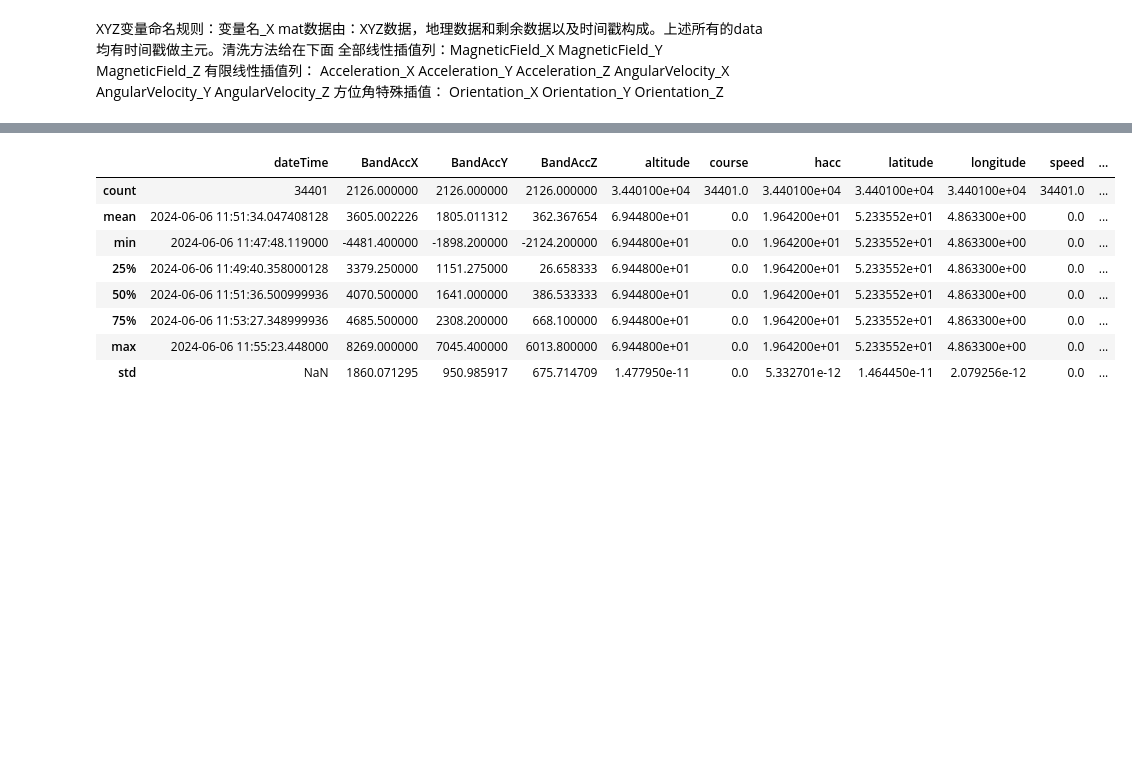
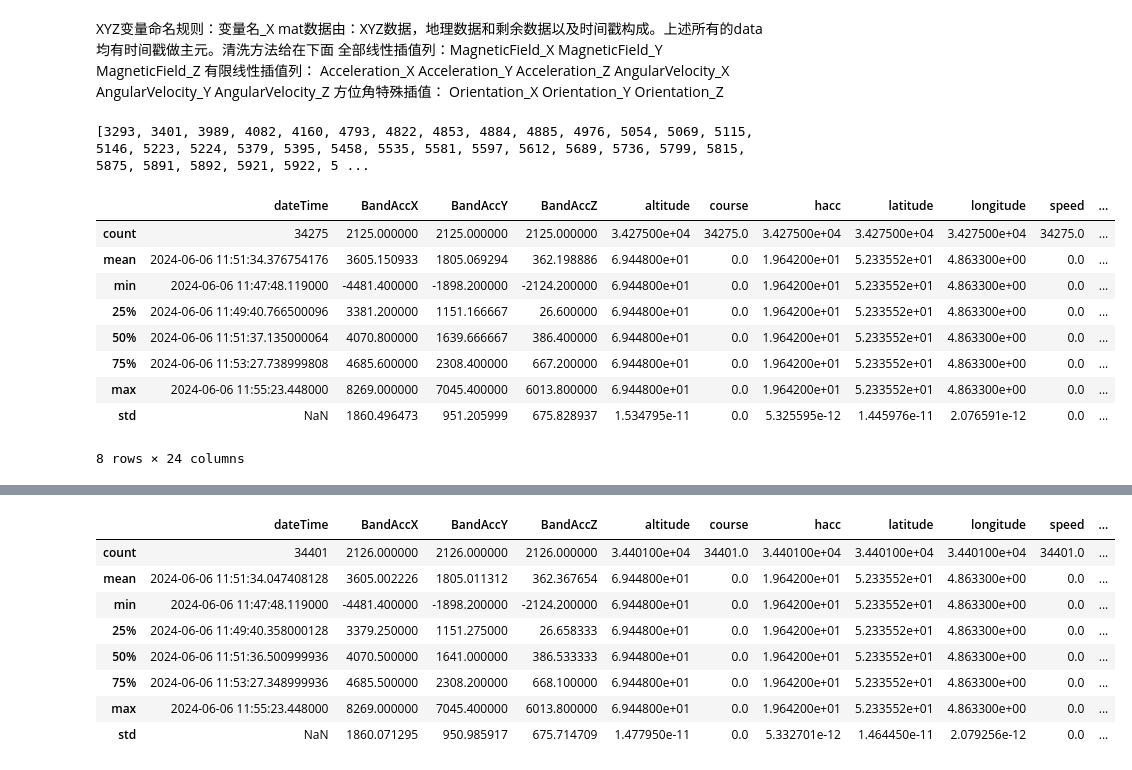
Before and after one commit to SydWingss/QS4ML-VU-100, a Jupyter notebook: final_data/clean_data.ipynb, the cells around one changed output, grey strips where cells are left out. Saved outputs shown, nothing was run; the diff lists cells and outputs as text; code cells hidden in the pictures; blank space fills up the shorter version.

Commit message:
add feature: distance_based_outliers_removal

```diff
--- a/final_data/clean_data.ipynb
+++ b/final_data/clean_data.ipynb
@@ -201,3 +208,39 @@ def orientation_interpolation(df, columns):
     df = df[:length]
 
     return df
+# %%
+distance_check_columns = [
+    "Acceleration_X",
+    "Acceleration_Y",
+    "Acceleration_Z",
+    "MagneticField_X",
+    "MagneticField_Y",
+    "MagneticField_Z",
+    "Orientation_X",
+    "Orientation_Y",
+    "Orientation_Z",
+    "AngularVelocity_X",
+    "AngularVelocity_Y",
+    "AngularVelocity_Z",
+    "longitude",
+    "latitude",
+    "altitude",
+]
+
+distance_thresholds = {
+    "Acceleration_X": 50.0,   # m/s^2
+    "Acceleration_Y": 50.0,   # m/s^2
+    "Acceleration_Z": 50.0,   # m/s^2
+    "MagneticField_X": 60.0,  # μT
+    "MagneticField_Y": 60.0,  # μT
+    "MagneticField_Z": 60.0,  # μT
+    "Orientation_X": 360.0,   # 方位角，° (0-360度)
+    "Orientation_Y": 90.0,    # 俯仰，° (-90到90度)
+    "Orientation_Z": 180.0,   # 滚转，° (-180到180度)
+    "AngularVelocity_X": 500.0, # °/s
+    "AngularVelocity_Y": 500.0, # °/s
+    "AngularVelocity_Z": 500.0, # °/s
+    "longitude": 180.0,       # 地理经度范围 (-180到180度)
+    "latitude": 90.0,         # 地理纬度范围 (-90到90度)
+    "altitude": 8848.0,       # 地理高度，假设不超过珠穆朗玛峰高度，单位为米
+}
@@ -221,6 +347,9 @@ def process_mat_data(df):
     )
     XYZdata_splited.reset_index(inplace=True)
     t = pd.merge(remain_data, XYZdata_splited, on="dateTime", how="outer")
+    context_indices = distance_based_outlier_detection(t, distance_check_columns, distance_thresholds)
+    print(context_indices)
+    t=t.drop(context_indices)
     t = linear_columns_interpolation(
         t,
         columns=[
@@ -272,5 +401,22 @@ def process_mat_data(df):
     t[mat_columns] = t[mat_columns].bfill().ffill()
     t.drop(columns=["Second"], inplace=True)
     return t
+# %%
+test = process_mat_data(df_list[0])
+# %% [output]
+[3293, 3401, 3989, 4082, 4160, 4793, 4822, 4853, 4884, 4885, 4976, 5054, 5069, 5115, 5146, 5223, 5224, 5379, 5395, 5458, 5535, 5581, 5597, 5612, 5689, 5736, 5799, 5815, 5875, 5891, 5892, 5921, 5922, 5 ...
+# %%
+test.describe()
+# %% [output]
+|  | dateTime | BandAccX | BandAccY | BandAccZ | altitude | course | hacc | latitude | longitude | speed | ... |
+| count | 34275 | 2125.000000 | 2125.000000 | 2125.000000 | 3.427500e+04 | 34275.0 | 3.427500e+04 | 3.427500e+04 | 3.427500e+04 | 34275.0 | ... |
+| mean | 2024-06-06 11:51:34.376754176 | 3605.150933 | 1805.069294 | 362.198886 | 6.944800e+01 | 0.0 | 1.964200e+01 | 5.233552e+01 | 4.863300e+00 | 0.0 | ... |
+| min | 2024-06-06 11:47:48.119000 | -4481.400000 | -1898.200000 | -2124.200000 | 6.944800e+01 | 0.0 | 1.964200e+01 | 5.233552e+01 | 4.863300e+00 | 0.0 | ... |
+| 25% | 2024-06-06 11:49:40.766500096 | 3381.200000 | 1151.166667 | 26.600000 | 6.944800e+01 | 0.0 | 1.964200e+01 | 5.233552e+01 | 4.863300e+00 | 0.0 | ... |
+| 50% | 2024-06-06 11:51:37.135000064 | 4070.800000 | 1639.666667 | 386.400000 | 6.944800e+01 | 0.0 | 1.964200e+01 | 5.233552e+01 | 4.863300e+00 | 0.0 | ... |
+| 75% | 2024-06-06 11:53:27.738999808 | 4685.600000 | 2308.400000 | 667.200000 | 6.944800e+01 | 0.0 | 1.964200e+01 | 5.233552e+01 | 4.863300e+00 | 0.0 | ... |
+| max | 2024-06-06 11:55:23.448000 | 8269.000000 | 7045.400000 | 6013.800000 | 6.944800e+01 | 0.0 | 1.964200e+01 | 5.233552e+01 | 4.863300e+00 | 0.0 | ... |
+| std | NaN | 1860.496473 | 951.205999 | 675.828937 | 1.534795e-11 | 0.0 | 5.325595e-12 | 1.445976e-11 | 2.076591e-12 | 0.0 | ... |
+8 rows × 24 columns
 # %%
 processed_dfs = [process_mat_data(df) for df in df_list]
```
Also changed, not shown: parts of 4 cells of this notebook.
